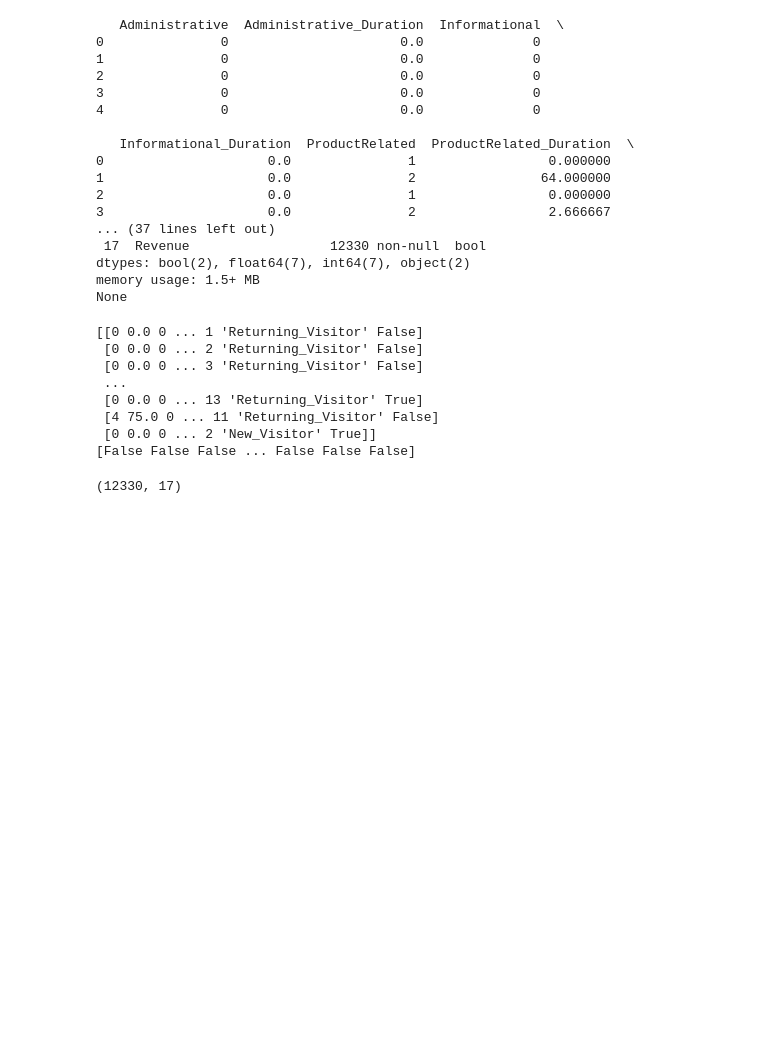
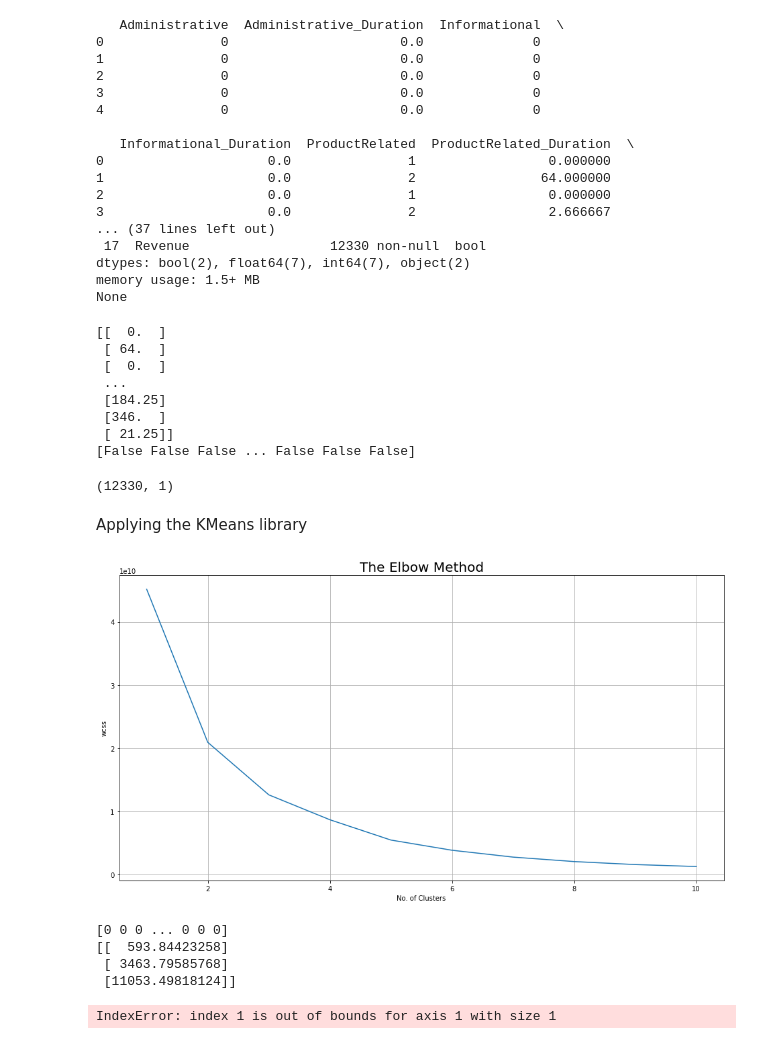
Before and after one commit to parekhrohan21/ml_analysis, a Jupyter notebook: practice1.ipynb, the cells around one changed output. Drawn from its saved outputs; the diff is of its cells as text; code cells hidden in the pictures; blank space fills up the shorter version.

```diff
--- a/practice1.ipynb
+++ b/practice1.ipynb
@@ -41,18 +41,68 @@ dtypes: bool(2), float64(7), int64(7), object(2)
 memory usage: 1.5+ MB
 None
 # %%
-x= data.iloc[:, 0:17].values
+x= data.iloc[:,[5.6]].values
 y= data.iloc[:, 17].values
 print(x)
 print(y)
 x.shape
 # %% [output]
-[[0 0.0 0 ... 1 'Returning_Visitor' False]
- [0 0.0 0 ... 2 'Returning_Visitor' False]
- [0 0.0 0 ... 3 'Returning_Visitor' False]
+[[  0.  ]
+ [ 64.  ]
+ [  0.  ]
  ...
- [0 0.0 0 ... 13 'Returning_Visitor' True]
- [4 75.0 0 ... 11 'Returning_Visitor' False]
- [0 0.0 0 ... 2 'New_Visitor' True]]
+ [184.25]
+ [346.  ]
+ [ 21.25]]
 [False False False ... False False False]
-(12330, 17)
+(12330, 1)
+# %% [markdown]
+Applying the KMeans library
+# %%
+from sklearn.cluster import KMeans
+
+wcss = []
+for i in range(1, 11):
+    km = KMeans(n_clusters = i,
+              init = 'k-means++',
+              max_iter = 300,
+              n_init = 10,
+              random_state = 0,
+              algorithm = 'full',
+              tol = 0.001)
+    km.fit(x)
+    labels = km.labels_
+    wcss.append(km.inertia_)
+
+plt.rcParams['figure.figsize'] = (13, 7)
+plt.plot(range(1, 11), wcss)
+plt.grid()
+plt.tight_layout()
+plt.title('The Elbow Method', fontsize = 20)
+plt.xlabel('No. of Clusters')
+plt.ylabel('wcss')
+plt.show()
+# %% [output]
+[figure, added]
+# %%
+# Now we wil be using the KMeans algorithm to cluster the data into 3 clusters.
+km = KMeans(n_clusters = 3,
+              init = 'k-means++',
+              max_iter = 300,
+              n_init = 10,
+              random_state = 0,
+              algorithm = 'full',
+              tol = 0.001)
+km.fit(x)
+labels = km.labels_
+print(labels)
+print(km.cluster_centers_)
+
+plt.rcParams['figure.figsize'] = (13, 7)
+plt.scatter(x[labels == 0, 0], x[labels == 0, 1], s = 100, c = 'red', label = 'Cluster 1')
+# %% [output]
+[0 0 0 ... 0 0 0]
+[[  593.84423258]
+ [ 3463.79585768]
+ [11053.49818124]]
+IndexError: index 1 is out of bounds for axis 1 with size 1
```
Also changed, not shown: 1 other file.
